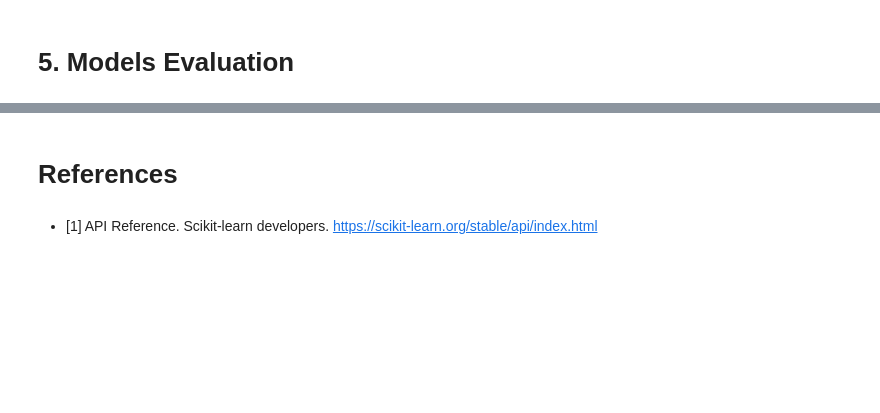
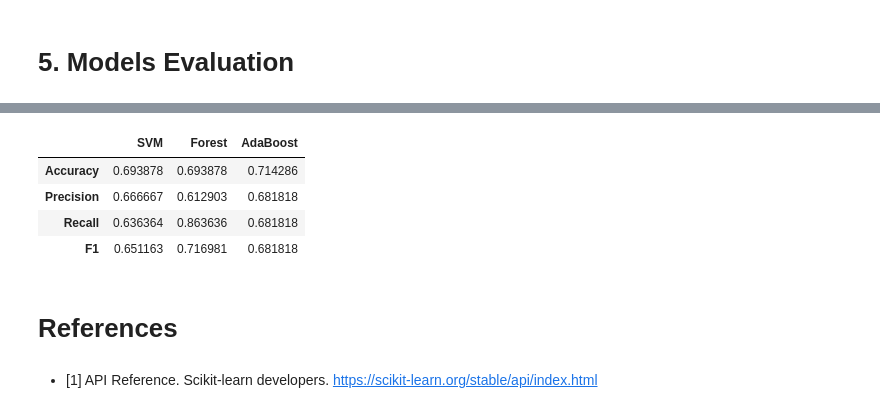
Before and after one commit to alexisuaguilaru/Plant_Growth_Model, a Jupyter notebook: Model/MachineLearningModel.ipynb, the cells around one changed output, grey strips where cells are left out. Saved outputs shown, nothing was run; the diff lists cells and outputs as text; code cells hidden in the pictures; blank space fills up the shorter version.

```diff
--- a/Model/MachineLearningModel.ipynb
+++ b/Model/MachineLearningModel.ipynb
@@ -374,3 +382,13 @@ fig.legend(bbox_to_anchor=(1.1,0.6));
+# %%
+# Tabular results
+
+EvaluationsResults
+# %% [output]
+|  | SVM | Forest | AdaBoost |
+| Accuracy | 0.693878 | 0.693878 | 0.714286 |
+| Precision | 0.666667 | 0.612903 | 0.681818 |
+| Recall | 0.636364 | 0.863636 | 0.681818 |
+| F1 | 0.651163 | 0.716981 | 0.681818 |
 # %% [markdown]
 # References
 # %% [markdown]
```
Also changed, not shown: parts of 8 cells of this notebook.
